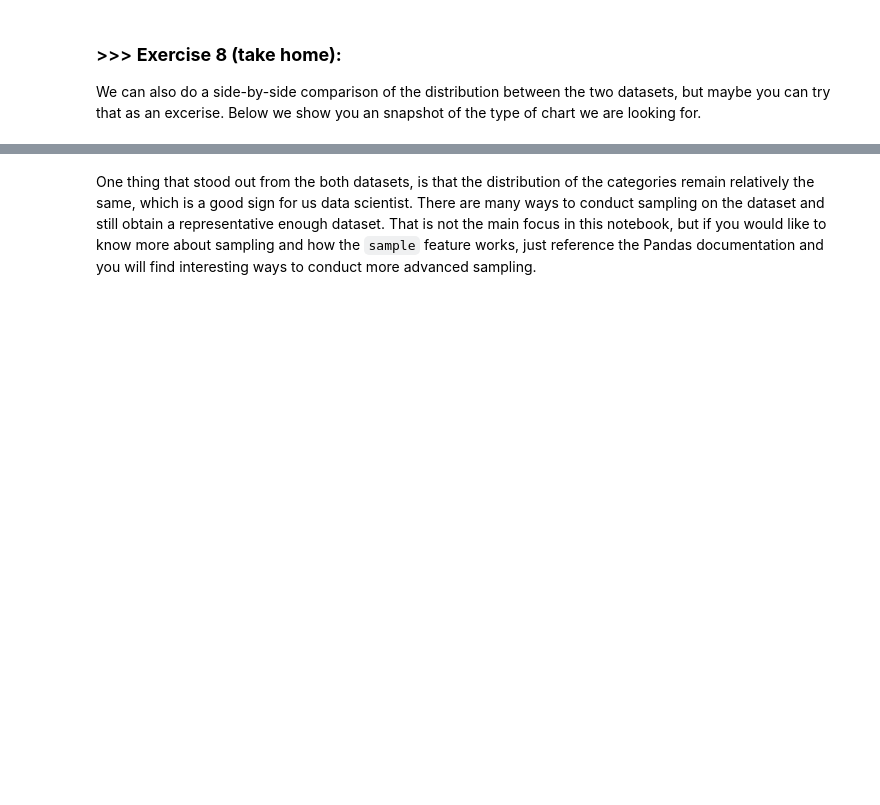
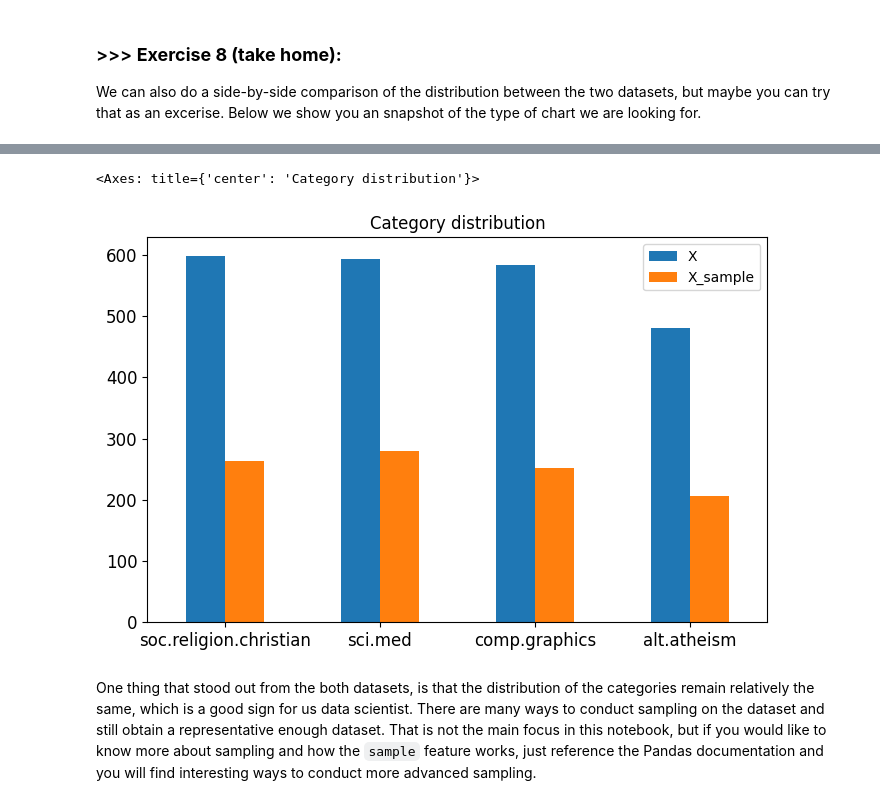
Before and after one commit to chihuan-lin/DM2025-Lab1-Exercise, a Jupyter notebook: DM2025-Lab1-Master.ipynb, the cells around one changed output, grey strips where cells are left out. Drawn from its saved outputs; the diff is of its cells as text; code cells hidden in the pictures; blank space fills up the shorter version.

```diff
--- a/DM2025-Lab1-Master.ipynb
+++ b/DM2025-Lab1-Master.ipynb
@@ -777,3 +806,17 @@ We can also do a side-by-side comparison of the distribution between the two dat
+# %%
+# Answer here
+counts = pd.concat([X.category_name.value_counts(), X_sample.category_name.value_counts()], axis=1)
+counts.columns = ['X', 'X_sample']
+
+counts.plot(kind='bar',
+            title='Category distribution',
+            xlabel='',
+            rot=0,
+            fontsize=12,
+            figsize=(8,5))
+# %% [output]
+<Axes: title={'center': 'Category distribution'}>
+[figure, added]
 # %% [markdown]
 One thing that stood out from the both datasets, is that the distribution of the categories remain relatively the same, which is a good sign for us data scientist. There are many ways to conduct sampling on the dataset and still obtain a representative enough dataset. That is not the main focus in this notebook, but if you would like to know more about sampling and how the `sample` feature works, just reference the Pandas documentation and you will find interesting ways to conduct more advanced sampling.
 # %% [markdown]
```
Also changed, not shown: parts of 28 cells of this notebook, 1 other file.
